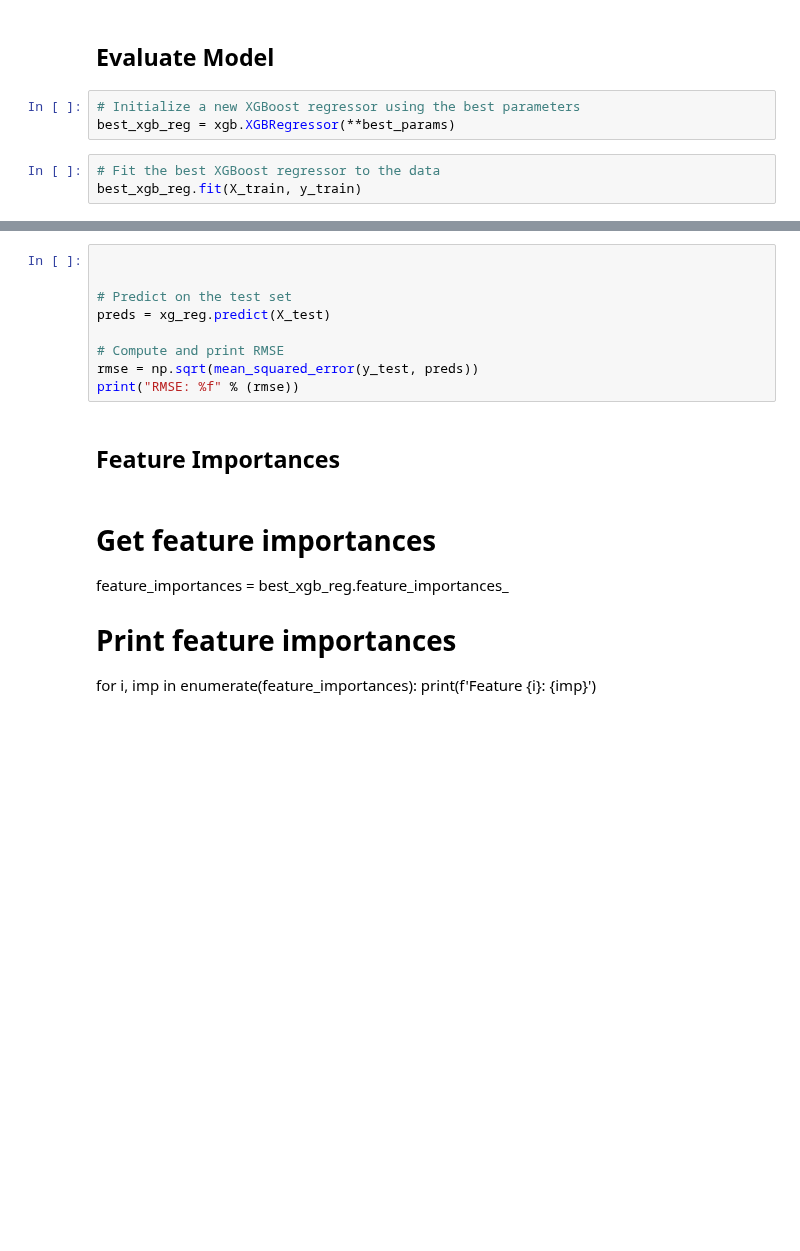
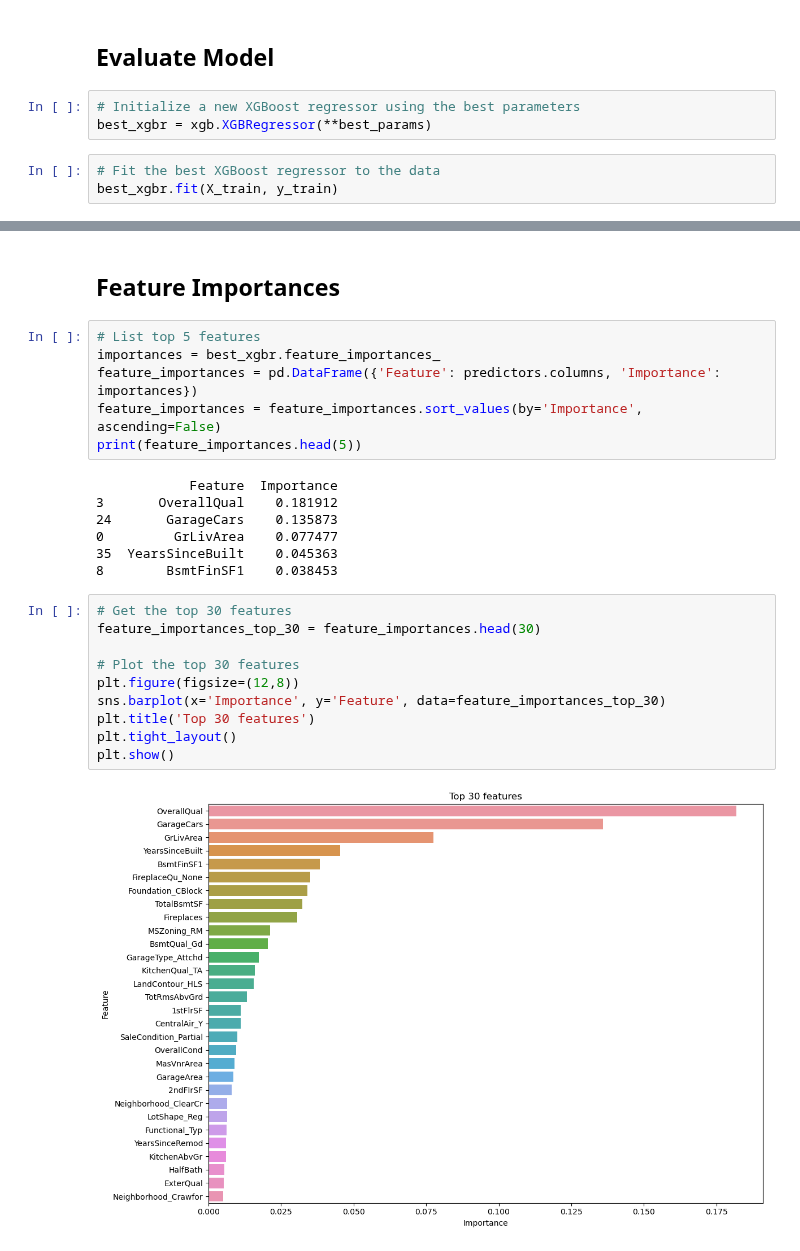
Before and after one commit to bassoonelephant/ames, a Jupyter notebook: 3-ames-xgboost.ipynb, the cells around one changed output, grey strips where cells are left out. Cells and saved outputs as stored; diff of their text form; blank space fills up the shorter version.

```diff
--- a/3-ames-xgboost.ipynb
+++ b/3-ames-xgboost.ipynb
@@ -129,7 +131,7 @@ print(f'Best parameters: {best_params}')
 ## Evaluate Model
 # %%
 # Initialize a new XGBoost regressor using the best parameters
-best_xgb_reg = xgb.XGBRegressor(**best_params)
+best_xgbr = xgb.XGBRegressor(**best_params)
 # %%
 # Fit the best XGBoost regressor to the data
-best_xgb_reg.fit(X_train, y_train)
+best_xgbr.fit(X_train, y_train)
@@ -143,19 +168,27 @@ print(f'R^2: {r2}')
-# %%
-
-
-# Predict on the test set
-preds = xg_reg.predict(X_test)
-
-# Compute and print RMSE
-rmse = np.sqrt(mean_squared_error(y_test, preds))
-print("RMSE: %f" % (rmse))
 # %% [markdown]
 ## Feature Importances
-# %% [markdown]
-
-# Get feature importances
-feature_importances = best_xgb_reg.feature_importances_
-
-# Print feature importances
-for i, imp in enumerate(feature_importances):
-    print(f'Feature {i}: {imp}')
+# %%
+# List top 5 features
+importances = best_xgbr.feature_importances_
+feature_importances = pd.DataFrame({'Feature': predictors.columns, 'Importance': importances})
+feature_importances = feature_importances.sort_values(by='Importance', ascending=False)
+print(feature_importances.head(5))
+# %% [output]
+            Feature  Importance
+3       OverallQual    0.181912
+24       GarageCars    0.135873
+0         GrLivArea    0.077477
+35  YearsSinceBuilt    0.045363
+8        BsmtFinSF1    0.038453
+# %%
+# Get the top 30 features
+feature_importances_top_30 = feature_importances.head(30)
+
+# Plot the top 30 features
+plt.figure(figsize=(12,8))
+sns.barplot(x='Importance', y='Feature', data=feature_importances_top_30)
+plt.title('Top 30 features')
+plt.tight_layout()
+plt.show()
+# %% [output]
+[figure, added]
```
Also changed, not shown: parts of 5 cells of this notebook, 1 other file.
